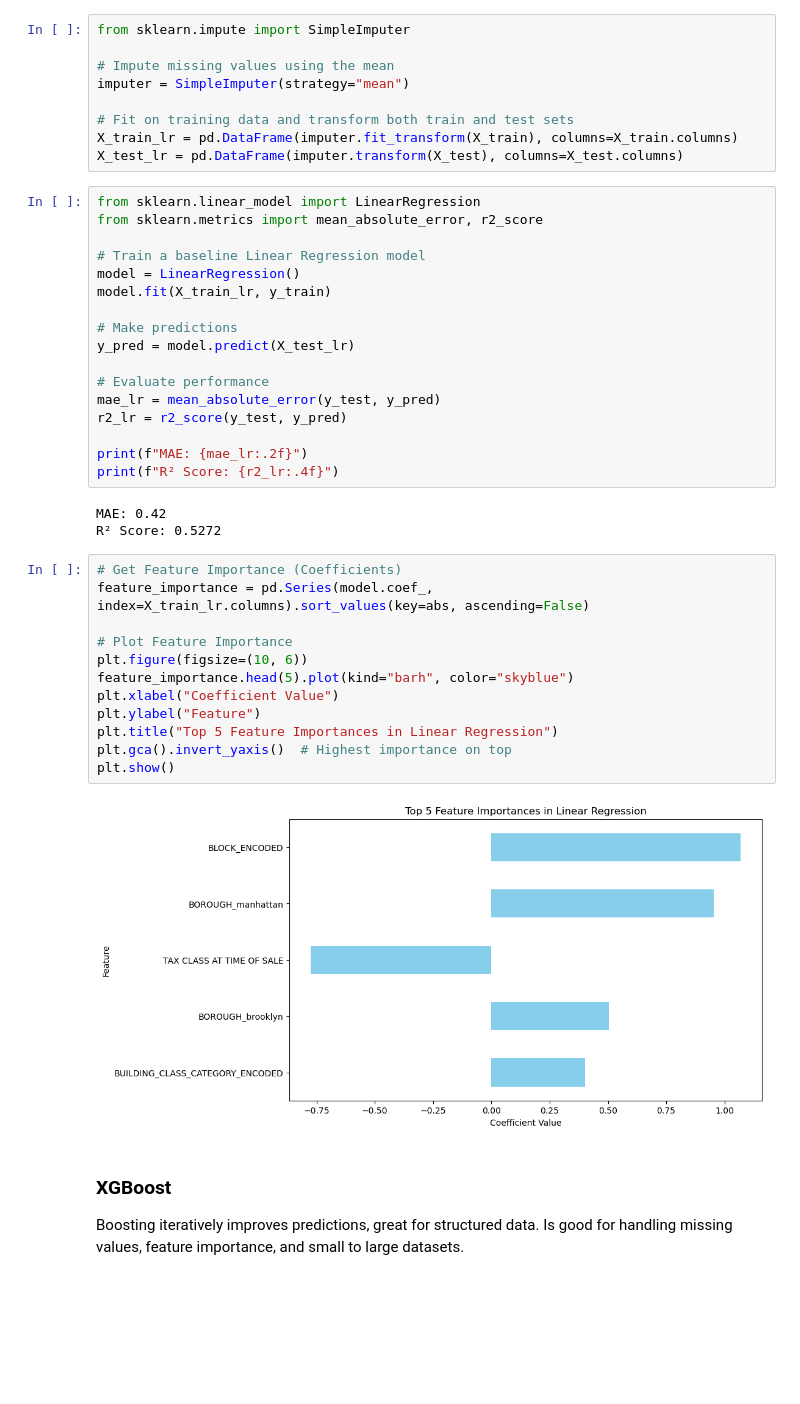
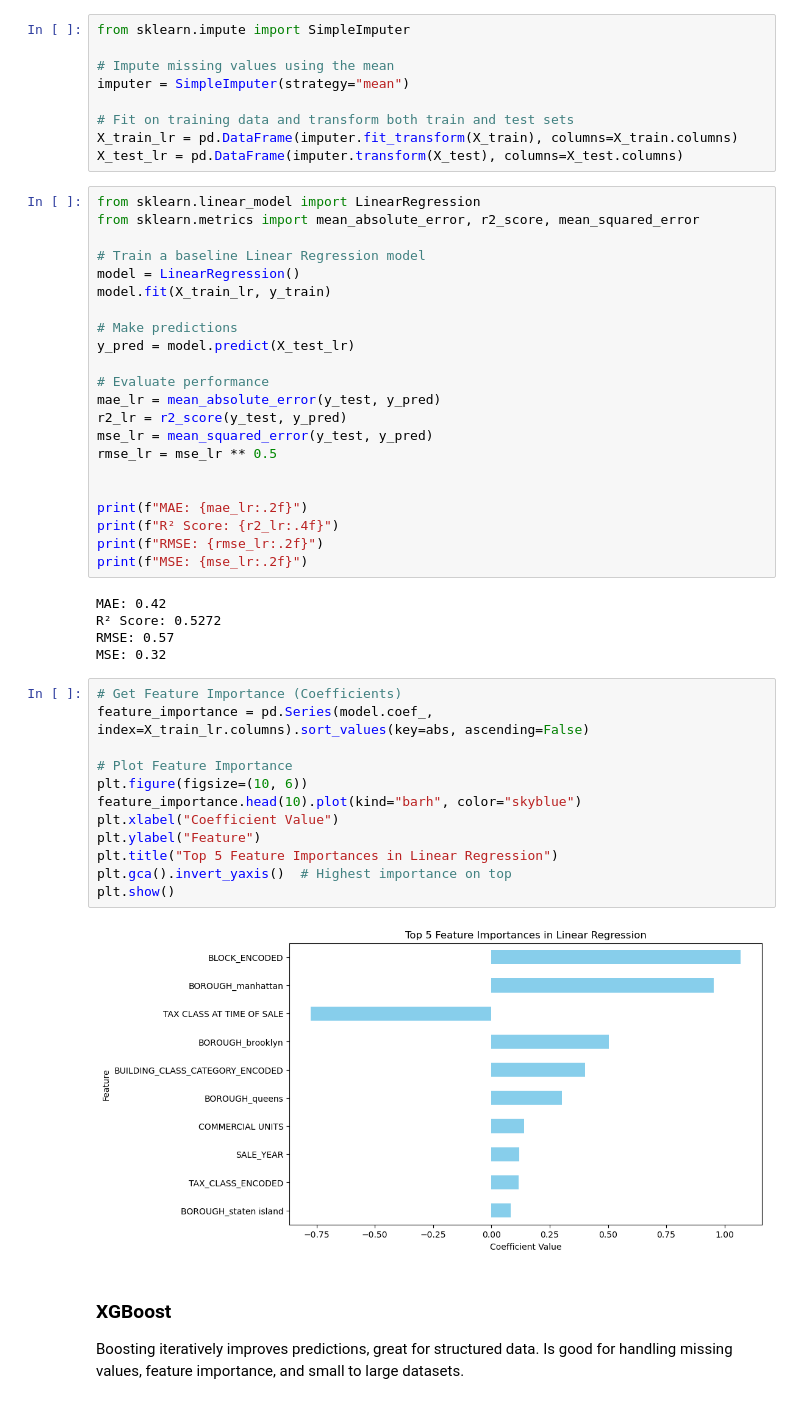
Before and after one commit to LuigiPampanin01/-Default-of-Credit-Card-Clients, a Jupyter notebook: analysis_dataset.ipynb, the cells around one changed output. Cells and saved outputs as stored; diff of their text form; blank space fills up the shorter version.

```diff
--- a/analysis_dataset.ipynb
+++ b/analysis_dataset.ipynb
@@ -263,7 +260,7 @@ X_train_lr = pd.DataFrame(imputer.fit_transform(X_train), columns=X_train.column
 X_test_lr = pd.DataFrame(imputer.transform(X_test), columns=X_test.columns)
 # %%
 from sklearn.linear_model import LinearRegression
-from sklearn.metrics import mean_absolute_error, r2_score
+from sklearn.metrics import mean_absolute_error, r2_score, mean_squared_error
 
 # Train a baseline Linear Regression model
 model = LinearRegression()
@@ -275,26 +272,33 @@ y_pred = model.predict(X_test_lr)
 # Evaluate performance
 mae_lr = mean_absolute_error(y_test, y_pred)
 r2_lr = r2_score(y_test, y_pred)
+mse_lr = mean_squared_error(y_test, y_pred)
+rmse_lr = mse_lr ** 0.5
+
 
 print(f"MAE: {mae_lr:.2f}")
 print(f"R² Score: {r2_lr:.4f}")
+print(f"RMSE: {rmse_lr:.2f}")
+print(f"MSE: {mse_lr:.2f}")
 # %% [output]
 MAE: 0.42
 R² Score: 0.5272
+RMSE: 0.57
+MSE: 0.32
 # %%
 # Get Feature Importance (Coefficients)
 feature_importance = pd.Series(model.coef_, index=X_train_lr.columns).sort_values(key=abs, ascending=False)
 
 # Plot Feature Importance
 plt.figure(figsize=(10, 6))
-feature_importance.head(5).plot(kind="barh", color="skyblue")
+feature_importance.head(10).plot(kind="barh", color="skyblue")
 plt.xlabel("Coefficient Value")
 plt.ylabel("Feature")
 plt.title("Top 5 Feature Importances in Linear Regression")
 plt.gca().invert_yaxis()  # Highest importance on top
 plt.show()
 # %% [output]
-[figure, old version]
+[figure, new version]
 # %% [markdown]
 ### XGBoost ###
 
```
Also changed, not shown: parts of 24 cells of this notebook, 8 other files.
